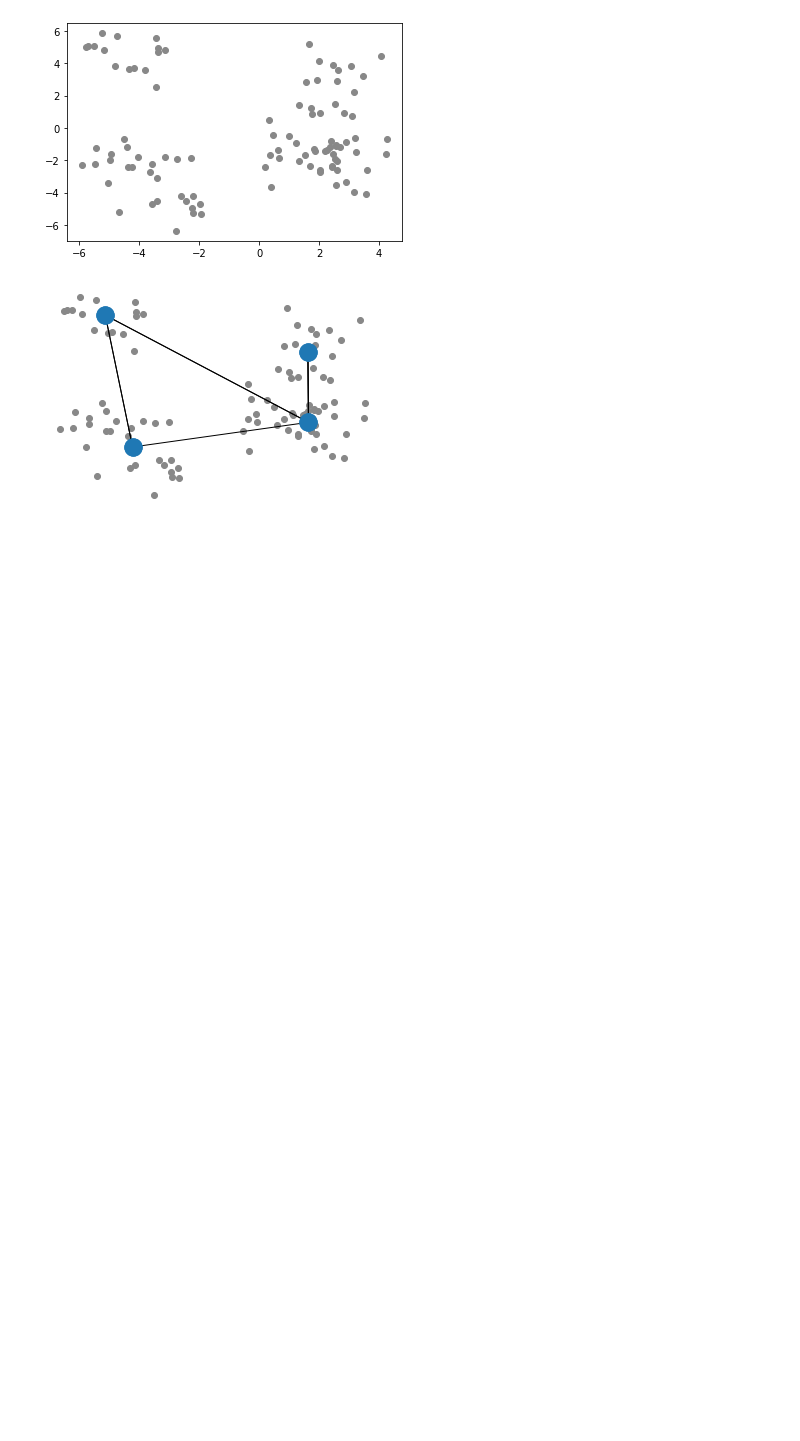
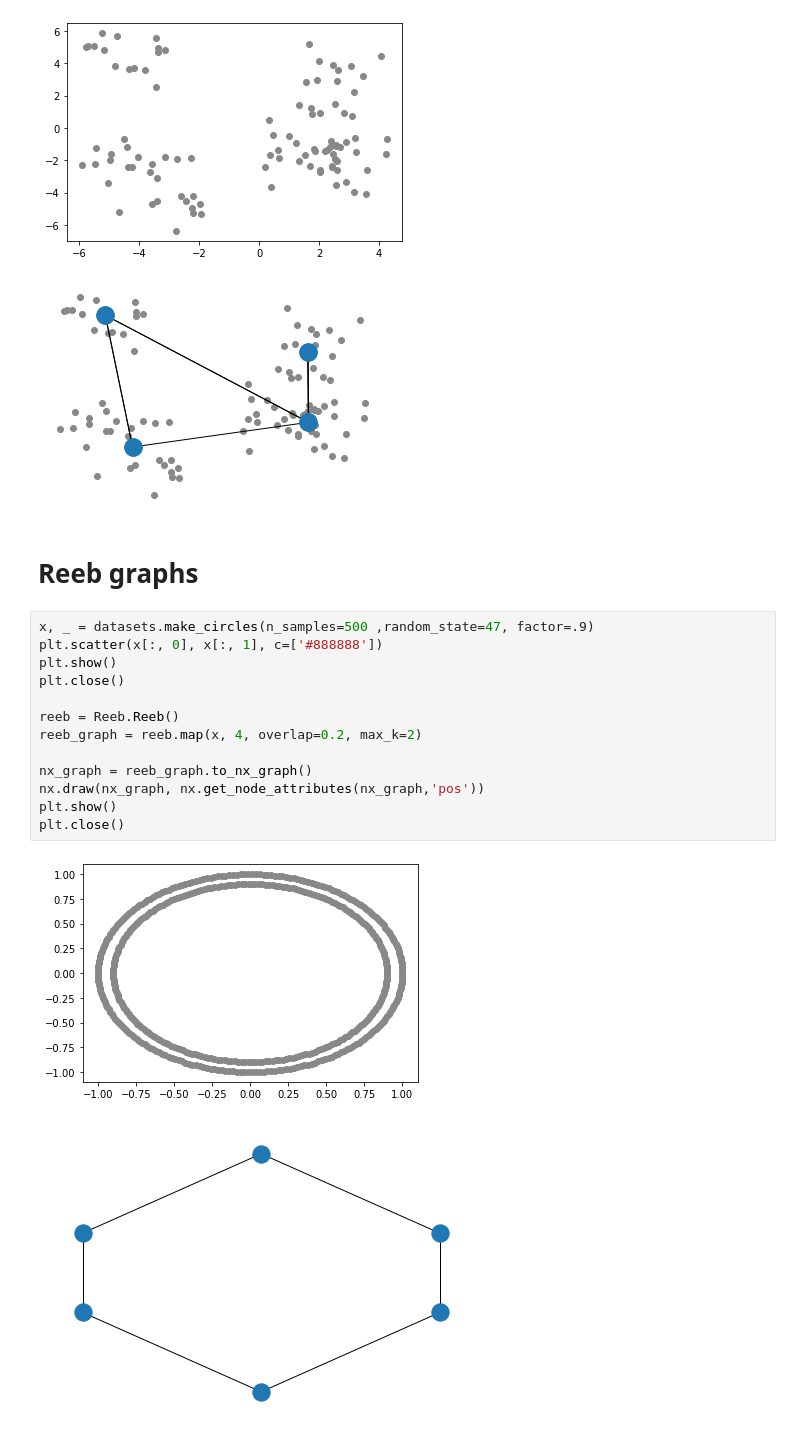
Before and after one commit to WillemSch/Topological-Learning, a Jupyter notebook: src/notebooks/SOM.ipynb, the cells around one changed output. Saved outputs shown, nothing was run; the diff lists cells and outputs as text; blank space fills up the shorter version.

```diff
--- a/src/notebooks/SOM.ipynb
+++ b/src/notebooks/SOM.ipynb
@@ -119,3 +120,21 @@ plt.close()
 # %% [output]
 [figure]
 [figure]
+# %% [markdown]
+# Reeb graphs
+# %%
+x, _ = datasets.make_circles(n_samples=500 ,random_state=47, factor=.9)
+plt.scatter(x[:, 0], x[:, 1], c=['#888888'])
+plt.show()
+plt.close()
+
+reeb = Reeb.Reeb()
+reeb_graph = reeb.map(x, 4, overlap=0.2, max_k=2)
+
+nx_graph = reeb_graph.to_nx_graph()
+nx.draw(nx_graph, nx.get_node_attributes(nx_graph,'pos'))
+plt.show()
+plt.close()
+# %% [output]
+[figure, added]
+[figure, added]
```
Also changed, not shown: parts of 1 cell of this notebook, 3 other files.
